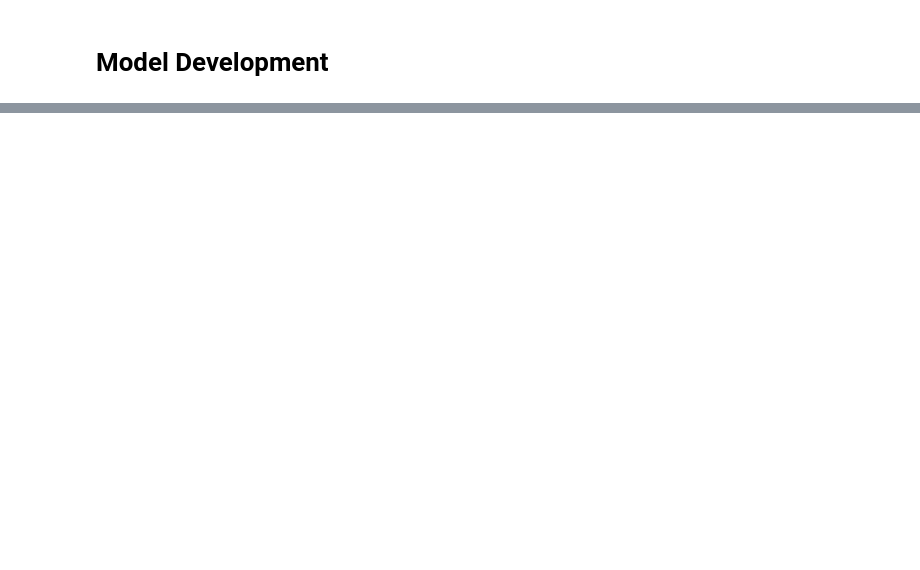
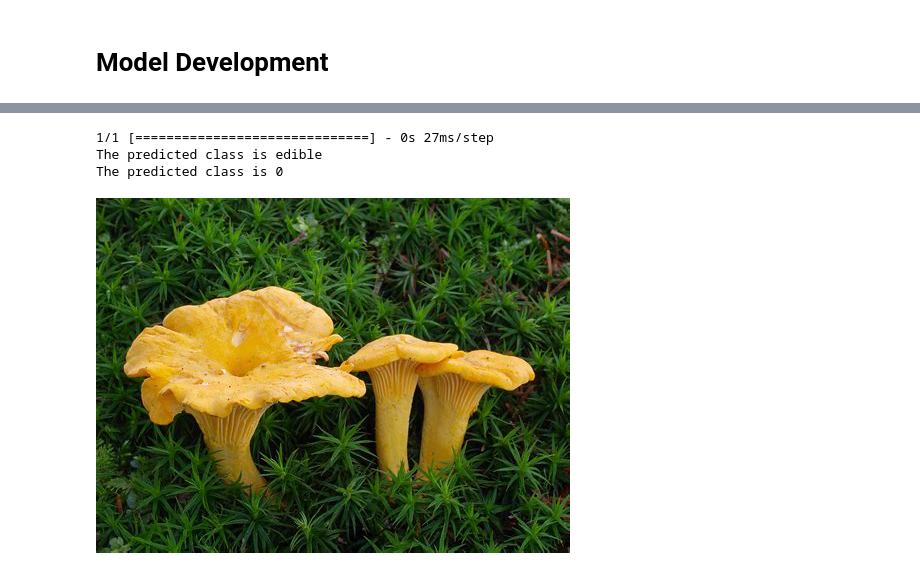
Before and after one commit to AnorakArturo/CIP, a Jupyter notebook: ResNet/ResNet.ipynb, the cells around one changed output, grey strips where cells are left out. Saved outputs shown, nothing was run; the diff lists cells and outputs as text; code cells hidden in the pictures; blank space fills up the shorter version.

Commit message:
Update ResNet
Model loading and prediction.

```diff
--- a/ResNet/ResNet.ipynb
+++ b/ResNet/ResNet.ipynb
@@ -224 +216,41 @@ print("Test accuracy:", accuracy)
+# %%
+# Define the image path
+image_path = '/content/LionsMane.jpeg'
+
+# Read the image
+image = cv2.imread(image_path)
+
+# Resize the image to the size expected by the model
+image_resized = cv2.resize(image, (IMAGE_SIZE, IMAGE_SIZE))
+
+# Preprocess the image by scaling its pixel values between 0 and 1
+image_normalized = image_resized / 255.0
+
+# Add an extra dimension to the image to represent the batch size (1 in this case)
+image_batch = np.expand_dims(image_normalized, axis=0)
+
+
+# Use the model to make a prediction on the image batch
+prediction = model.predict(image_batch)
+
+# Get the class with the highest probability
+class_index = np.argmax(prediction)
+
+# Print the predicted class
+class_names = ['edible', 'poisonous']
+predicted_class_name = class_names[class_index]
+print('The predicted class is', predicted_class_name)
+print(f"The predicted class is {class_index}")
+# %% [output]
+1/1 [==============================] - 0s 27ms/step
+The predicted class is edible
+The predicted class is 0
+# %%
+from PIL import Image
+image = Image.open(image_path)
+
+# Display the image
+image.show()
+# %% [output]
+[figure, added]
 # %%
```
Also changed, not shown: parts of 13 cells of this notebook.
